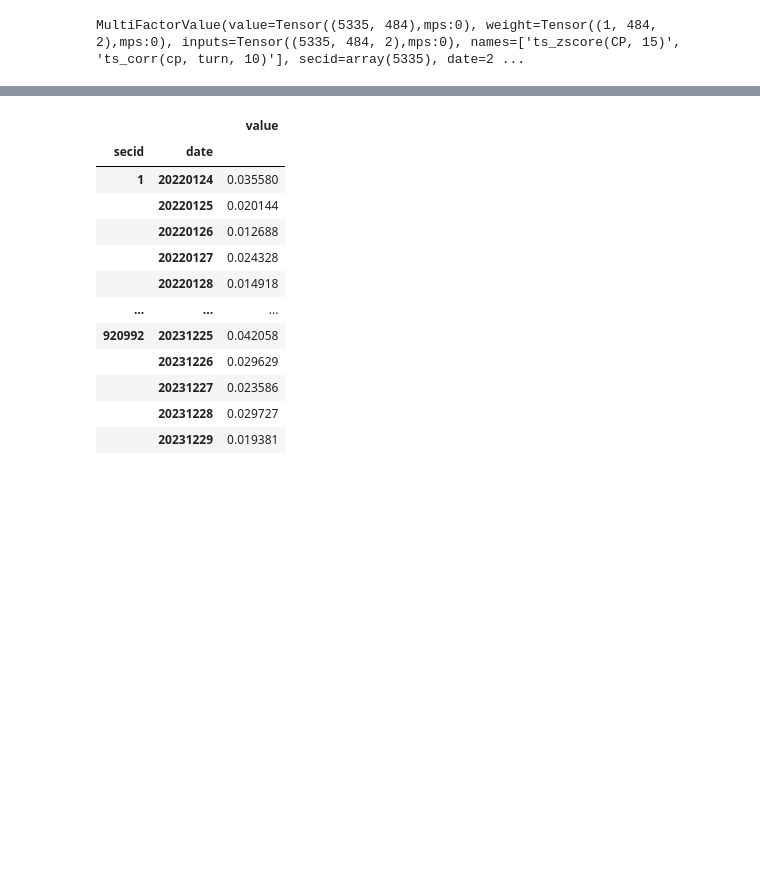
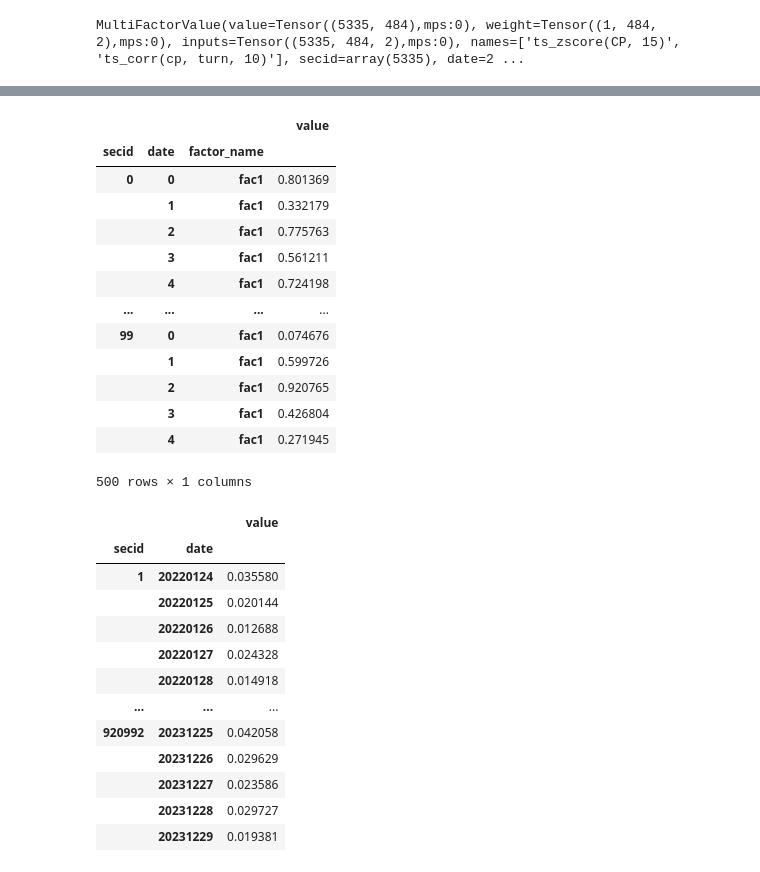
Before and after one commit to mengkjin/learndl, a Jupyter notebook: main.ipynb, the cells around one changed output, grey strips where cells are left out. Cells and saved outputs as stored; diff of their text form; code cells hidden in the pictures; blank space fills up the shorter version.

```diff
--- a/main.ipynb
+++ b/main.ipynb
@@ -82,3 +109,20 @@ MultiFactorValue(value=Tensor((5335, 484),mps:0), weight=Tensor((1, 484, 2),mps:
+# %%
+df
+# %% [output]
+|  |  |  | value |
+| secid | date | factor_name |  |
+| 0 | 0 | fac1 | 0.801369 |
+|  | 1 | fac1 | 0.332179 |
+|  | 2 | fac1 | 0.775763 |
+|  | 3 | fac1 | 0.561211 |
+|  | 4 | fac1 | 0.724198 |
+| ... | ... | ... | ... |
+| 99 | 0 | fac1 | 0.074676 |
+|  | 1 | fac1 | 0.599726 |
+|  | 2 | fac1 | 0.920765 |
+|  | 3 | fac1 | 0.426804 |
+|  | 4 | fac1 | 0.271945 |
+500 rows × 1 columns
 # %%
 mf.to_dataframe()
 # %% [output]
```
Also changed, not shown: parts of 2 cells of this notebook, 7 other files.
